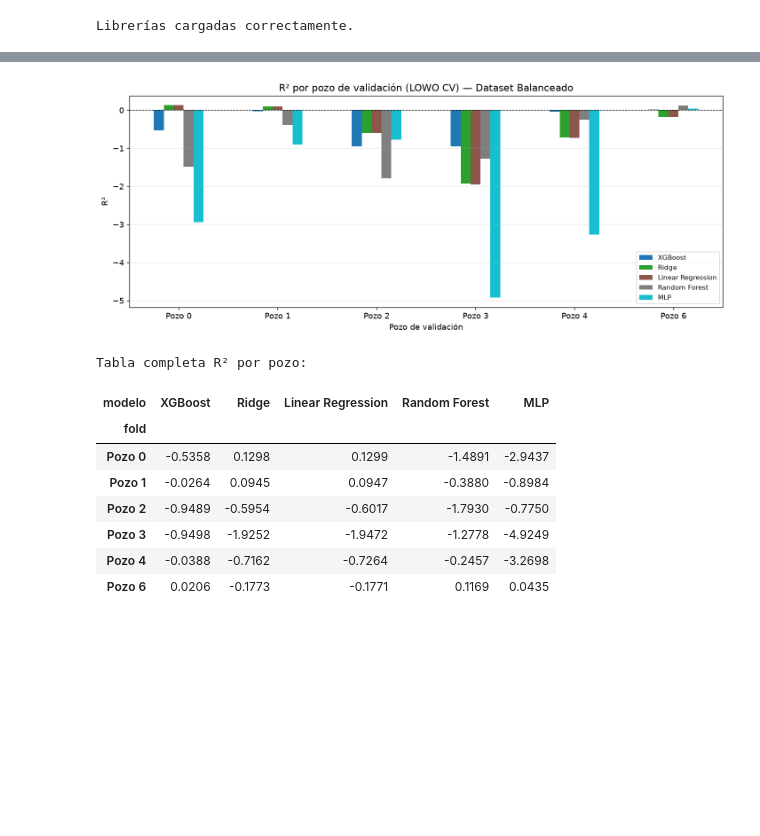
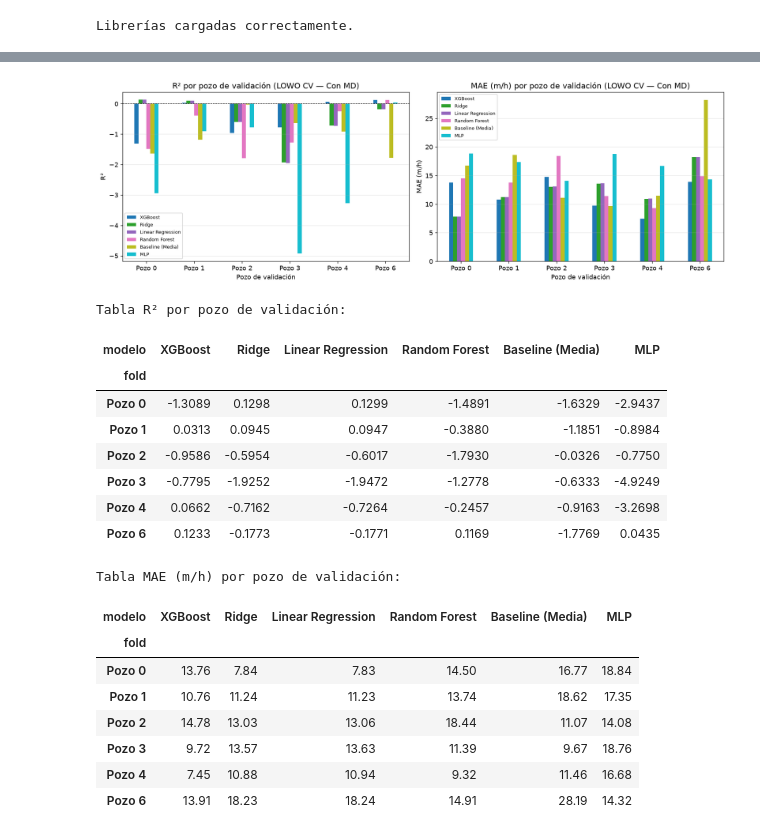
Before and after one commit to valebarzola/YPF-rop-predictor, a Jupyter notebook: ROP_Noruega_Modelado.ipynb, the cells around one changed output, grey strips where cells are left out. Saved outputs shown, nothing was run; the diff lists cells and outputs as text; code cells hidden in the pictures; blank space fills up the shorter version.

Commit message:
Mejora integral de modelado, validación y conclusiones

```diff
--- a/ROP_Noruega_Modelado.ipynb
+++ b/ROP_Noruega_Modelado.ipynb
@@ -204,5 +243,6 @@ No se hace tuning exhaustivo en esta etapa — el foco es comparar la familia de
 # %%
 MODELOS = {
+    'Baseline (Media)': DummyRegressor(strategy='mean'),
     'Linear Regression': LinearRegression(),
     'Ridge': Ridge(alpha=1.0),
     'Random Forest': RandomForestRegressor(
@@ -236,5 +274 @@ El split 80/20 no evalúa si el modelo generaliza a pozos nuevos — evalúa si
-# %%
-def get_features(df):
-    drop = [TARGET, 'Hole Depth (TVD) m', 'pozo']
-    return [c for c in df.columns if c not in drop]
 # %%
@@ -420,7 +364,6 @@ Corriendo Leave-One-Well-Out CV en dataset BALANCEADO...
 
 Listo.
 # %%
-# Promedio y std de métricas por modelo
 resumen_lowo = (
     lowo_bal
     .groupby('modelo')[['R²', 'RMSE', 'MAE']]
@@ -428,8 +371,8 @@ resumen_lowo = (
     .round(4)
 )
 resumen_lowo.columns = ['R² medio', 'R² std', 'RMSE medio', 'RMSE std', 'MAE medio', 'MAE std']
-resumen_lowo = resumen_lowo.sort_values('R² medio', ascending=False)
+resumen_lowo = resumen_lowo.sort_values('MAE medio', ascending=True)
 
-print('=== LOWO CV — Dataset Balanceado ===')
+print('=== LOWO CV — Dataset Balanceado (con Measured Depth) ===')
 display(resumen_lowo)
 # %% [output]
@@ -481,31 +388,47 @@ pozo
 # %%
-# R² desglosado por pozo de validación para detectar pozos difíciles
-pivot_r2 = lowo_bal.pivot(index='fold', columns='modelo', values='R²')
 orden_modelos = resumen_lowo.index.tolist()
-pivot_r2 = pivot_r2[orden_modelos]  # ordenar columnas
+pivot_r2  = lowo_bal.pivot(index='fold', columns='modelo', values='R²')[orden_modelos]
+pivot_mae = lowo_bal.pivot(index='fold', columns='modelo', values='MAE')[orden_modelos]
 
-fig, ax = plt.subplots(figsize=(12, 5))
-pivot_r2.plot(kind='bar', ax=ax, colormap='tab10')
-ax.axhline(0, color='black', linewidth=0.8, linestyle='--')
-ax.set_title('R² por pozo de validación (LOWO CV) — Dataset Balanceado')
-ax.set_xlabel('Pozo de validación')
-ax.set_ylabel('R²')
-ax.legend(loc='lower right', fontsize=9)
-ax.set_xticklabels(pivot_r2.index, rotation=0)
-ax.grid(axis='y', alpha=0.3)
+fig, axes = plt.subplots(1, 2, figsize=(15, 5))
+pivot_r2.plot(kind='bar', ax=axes[0], colormap='tab10')
+axes[0].axhline(0, color='black', linewidth=0.8, linestyle='--')
+axes[0].set_title('R² por pozo de validación (LOWO CV — Con MD)')
+axes[0].set_xlabel('Pozo de validación'); axes[0].set_ylabel('R²')
+axes[0].set_xticklabels(pivot_r2.index, rotation=0)
+axes[0].grid(axis='y', alpha=0.3)
+axes[0].legend(fontsize=8)
+
+pivot_mae.plot(kind='bar', ax=axes[1], colormap='tab10')
+axes[1].set_title('MAE (m/h) por pozo de validación (LOWO CV — Con MD)')
+axes[1].set_xlabel('Pozo de validación'); axes[1].set_ylabel('MAE (m/h)')
+axes[1].set_xticklabels(pivot_mae.index, rotation=0)
+axes[1].grid(axis='y', alpha=0.3)
+axes[1].legend(fontsize=8)
 plt.tight_layout()
 plt.show()
 
-print('\nTabla completa R² por pozo:')
+print('\nTabla R² por pozo de validación:')
 display(pivot_r2.round(4))
+print('\nTabla MAE (m/h) por pozo de validación:')
+display(pivot_mae.round(2))
 # %% [output]
-[figure, old version]
+[figure, new version]
-Tabla completa R² por pozo:
+Tabla R² por pozo de validación:
-| modelo | XGBoost | Ridge | Linear Regression | Random Forest | MLP |
-| fold |  |  |  |  |  |
-| Pozo 0 | -0.5358 | 0.1298 | 0.1299 | -1.4891 | -2.9437 |
-| Pozo 1 | -0.0264 | 0.0945 | 0.0947 | -0.3880 | -0.8984 |
-| Pozo 2 | -0.9489 | -0.5954 | -0.6017 | -1.7930 | -0.7750 |
-| Pozo 3 | -0.9498 | -1.9252 | -1.9472 | -1.2778 | -4.9249 |
-| Pozo 4 | -0.0388 | -0.7162 | -0.7264 | -0.2457 | -3.2698 |
-| Pozo 6 | 0.0206 | -0.1773 | -0.1771 | 0.1169 | 0.0435 |
+| modelo | XGBoost | Ridge | Linear Regression | Random Forest | Baseline (Media) | MLP |
+| fold |  |  |  |  |  |  |
+| Pozo 0 | -1.3089 | 0.1298 | 0.1299 | -1.4891 | -1.6329 | -2.9437 |
+| Pozo 1 | 0.0313 | 0.0945 | 0.0947 | -0.3880 | -1.1851 | -0.8984 |
+| Pozo 2 | -0.9586 | -0.5954 | -0.6017 | -1.7930 | -0.0326 | -0.7750 |
+| Pozo 3 | -0.7795 | -1.9252 | -1.9472 | -1.2778 | -0.6333 | -4.9249 |
+| Pozo 4 | 0.0662 | -0.7162 | -0.7264 | -0.2457 | -0.9163 | -3.2698 |
+| Pozo 6 | 0.1233 | -0.1773 | -0.1771 | 0.1169 | -1.7769 | 0.0435 |
+Tabla MAE (m/h) por pozo de validación:
+| modelo | XGBoost | Ridge | Linear Regression | Random Forest | Baseline (Media) | MLP |
+| fold |  |  |  |  |  |  |
+| Pozo 0 | 13.76 | 7.84 | 7.83 | 14.50 | 16.77 | 18.84 |
+| Pozo 1 | 10.76 | 11.24 | 11.23 | 13.74 | 18.62 | 17.35 |
+| Pozo 2 | 14.78 | 13.03 | 13.06 | 18.44 | 11.07 | 14.08 |
+| Pozo 3 | 9.72 | 13.57 | 13.63 | 11.39 | 9.67 | 18.76 |
+| Pozo 4 | 7.45 | 10.88 | 10.94 | 9.32 | 11.46 | 16.68 |
+| Pozo 6 | 13.91 | 18.23 | 18.24 | 14.91 | 28.19 | 14.32 |
```
Also changed, not shown: parts of 46 cells of this notebook, 1 other file.
